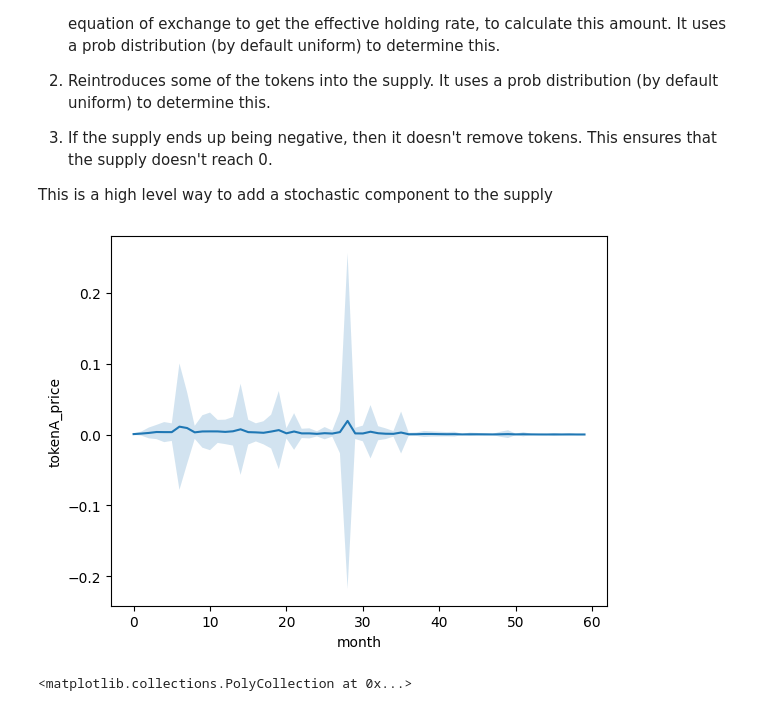
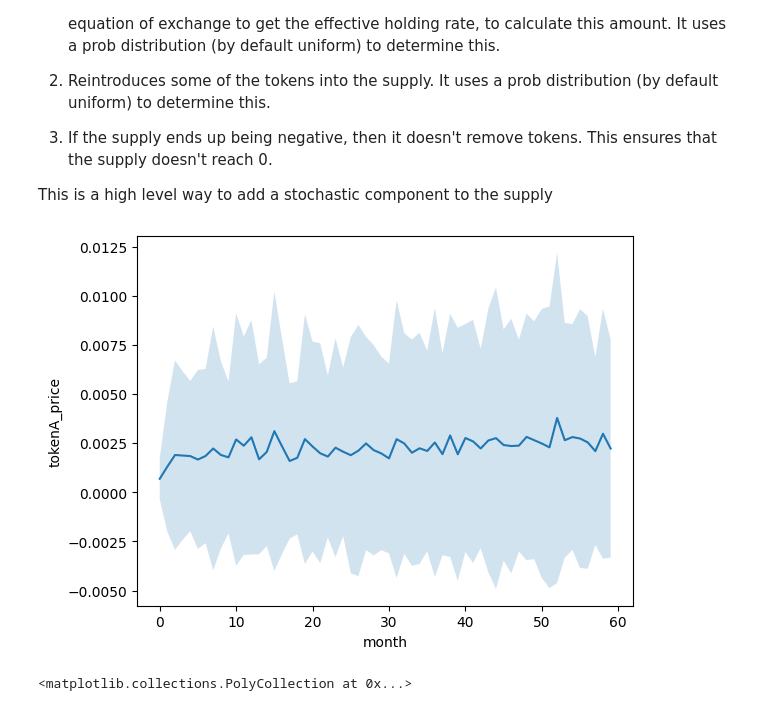
Before and after one commit to stelios12312312/TokenLab, a Jupyter notebook: notebooks/04 - Supply functions demonstration.ipynb, the cells around one changed output. Drawn from its saved outputs; the diff is of its cells as text; code cells hidden in the pictures.

Commit message:
adaptive supply+docstring
fixed adaptive supply controller, nearly finished with docstrings

```diff
--- a/notebooks/04 - Supply functions demonstration.ipynb
+++ b/notebooks/04 - Supply functions demonstration.ipynb
@@ -37,19 +37,20 @@ This supply controller works as follows:
 
 This is a high level way to add a stochastic component to the supply
 # %%
-te=TokenEconomy_Basic(holding_time=HoldingTime_Stochastic(),supply=SupplyController_AdaptiveStochastic(supply=SUPPLY),
+te=TokenEconomy_Basic(holding_time=HoldingTime_Stochastic(),supply=SUPPLY,
                       price_function=PriceFunction_EOE,token='tokenA',
                       price_function_parameters={'noise_addon':AddOn_RandomNoiseProportional(std_param=7)},
                       initial_price=INITIAL_PRICE)
 
 te.add_agent_pools([ap_fiat])
+te.add_supply_pool(SupplyController_AdaptiveStochastic())
 meta=TokenMetaSimulator(te)
 meta.execute(iterations=ITERATIONS,repetitions=50)
 reps=meta.get_data()
 plot,data=meta.get_timeseries('tokenA_price')
 plot
 # %% [output]
-[figure, old version]
+[figure, new version]
 <matplotlib.collections.PolyCollection at 0x...>
 # %%
 reps
```
Also changed, not shown: parts of 7 cells of this notebook, 7 other files.
